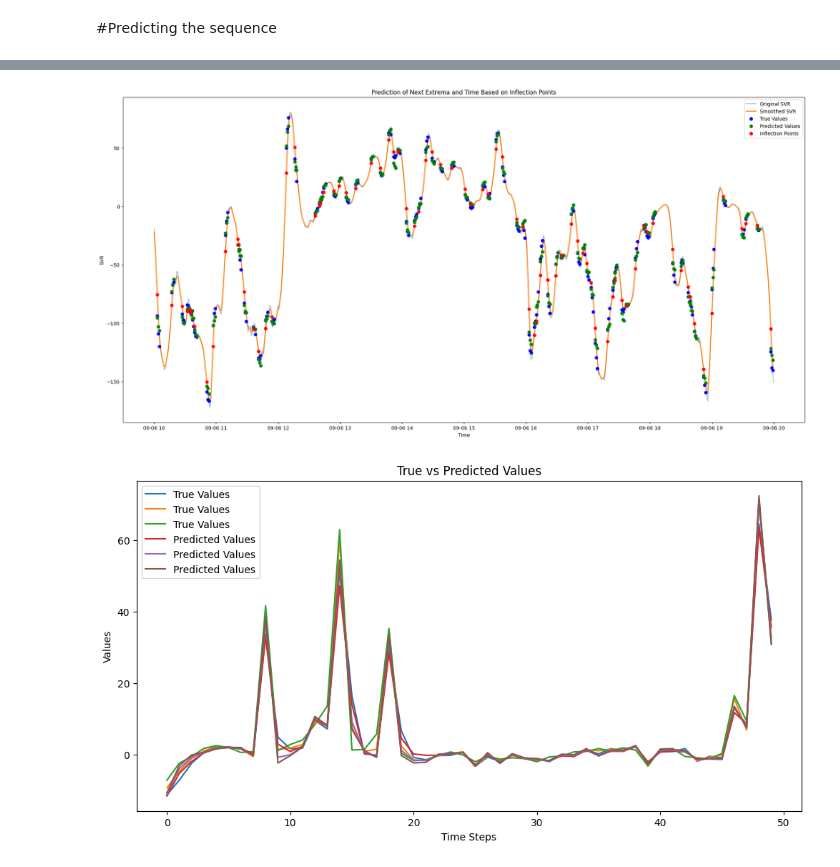
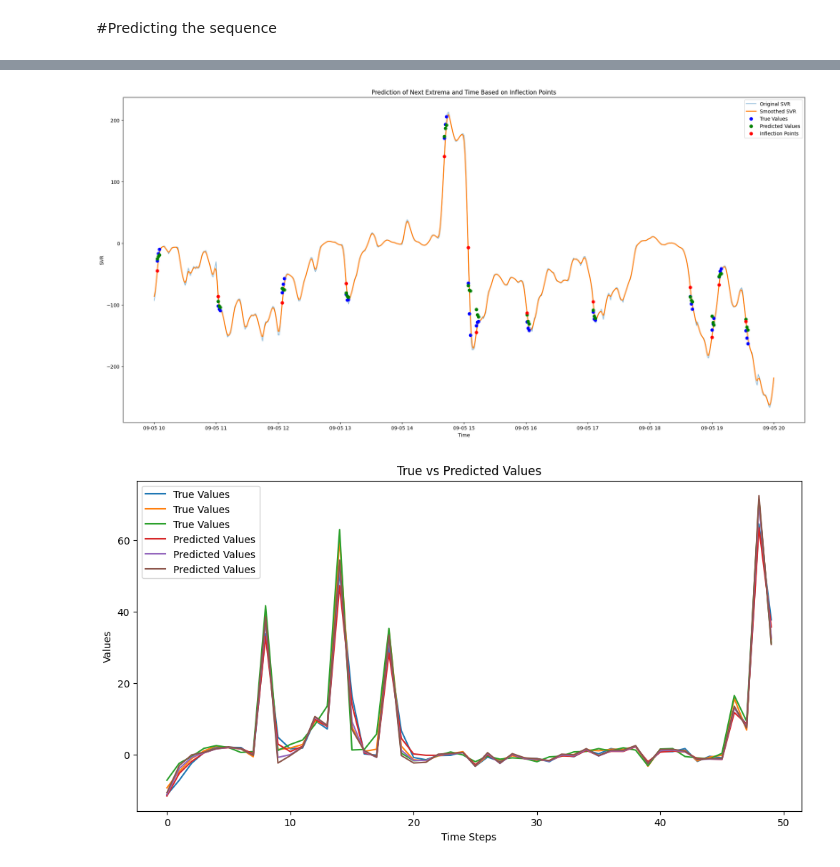
Before and after one commit to matule00/SGE, a Jupyter notebook: NN_SVR_peak_2.ipynb, the cells around one changed output, grey strips where cells are left out. Drawn from its saved outputs; the diff is of its cells as text; code cells hidden in the pictures.

```diff
--- a/NN_SVR_peak_2.ipynb
+++ b/NN_SVR_peak_2.ipynb
@@ -496,6 +499,7 @@ plot_filtered_predictions(predictions_oct, '2024-10-01', '2024-10-10')
 #Predicting the sequence
 # %%
 valid_rows_serie = SVR.dropna(subset=['time_prev', 'amp_diff', 'prev_extrema_value',
+                                      'mfrr5', 'mfrr_p', 'mfrr_m',
                                 'last_values_1', 'last_values_2',
                                 'last_values_3', 'last_values_4',
                                 'last_values_5', 'last_values_6',
@@ -504,6 +508,7 @@ valid_rows_serie = SVR.dropna(subset=['time_prev', 'amp_diff', 'prev_extrema_val
                                 'smoothed_SVR', 'previous_inflections'])
 september_rows_serie = valid_rows_serie[valid_rows_serie['Time'] < '2024-09-30 00:00:00']
 X = september_rows_serie[['time_prev', 'amp_diff', 'prev_extrema_value',
+                                'mfrr5', 'mfrr_p', 'mfrr_m',
                                 'last_values_1', 'last_values_2',
                                 'last_values_3', 'last_values_4',
                                 'last_values_5', 'last_values_6',
@@ -695,7 +700,7 @@ plt.show()
 # %%
 model_serie = Sequential([
     Input(shape=(1, X_train.shape[2])),
-    LSTM(100, return_sequences=True, activation='tanh'),  # First LSTM layer with ReLU activation
+    LSTM(128, return_sequences=True, activation='tanh'),  # First LSTM layer with ReLU activation
     #Dropout(0.1),
     LSTM(64, return_sequences=True, activation='tanh'),                         # Fourth LSTM layer (last, no return_sequences)
     #Dropout(0.1),
@@ -706,13 +711,14 @@ model_serie = Sequential([
 
 model_serie.load_weights('/content/serie.weights.h5')
 
-start_time='2024-09-06 10:00:00'
-end_time='2024-09-06 20:00:00'
+start_time='2024-09-05 10:00:00'
+end_time='2024-09-05 20:00:00'
 
 filtered_SVR = SVR[(SVR['Time'] >= start_time) & (SVR['Time'] <= end_time)]
 valid_rows_filtered = valid_rows_serie[(valid_rows_serie['Time'] >= start_time) & (valid_rows_serie['Time'] <= end_time)]
 
 X_plot = valid_rows_filtered[['time_prev', 'amp_diff', 'prev_extrema_value',
+                                'mfrr5', 'mfrr_p', 'mfrr_m',
                                 'last_values_1', 'last_values_2',
                                 'last_values_3', 'last_values_4',
                                 'last_values_5', 'last_values_6',
@@ -753,4 +759,4 @@ plt.show()
-[figure, old version]
+[figure, new version]
 # %%
 # Assuming time ranges match `y_test_original` and `y_pred`
 plt.figure(figsize=(12, 6))
```
Also changed, not shown: parts of 15 cells of this notebook.
